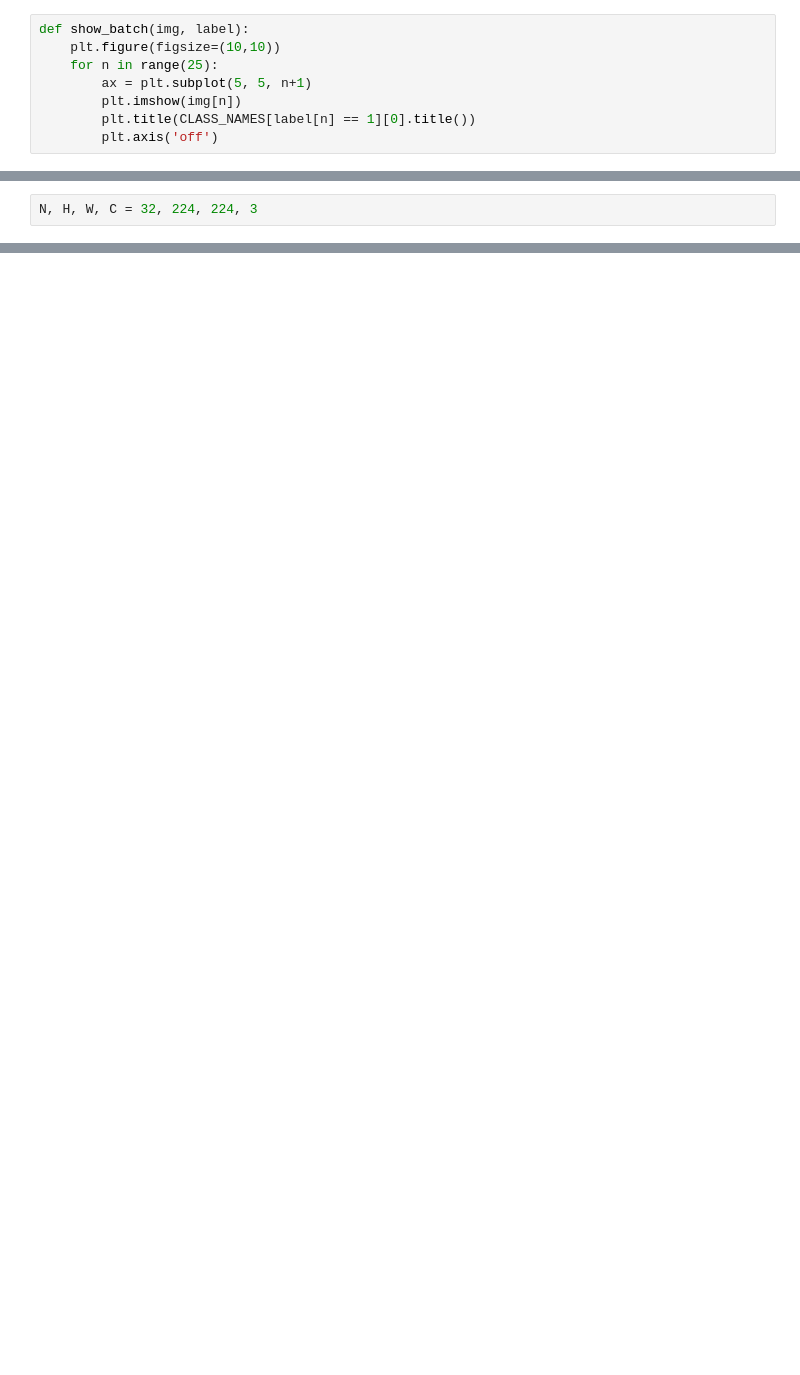
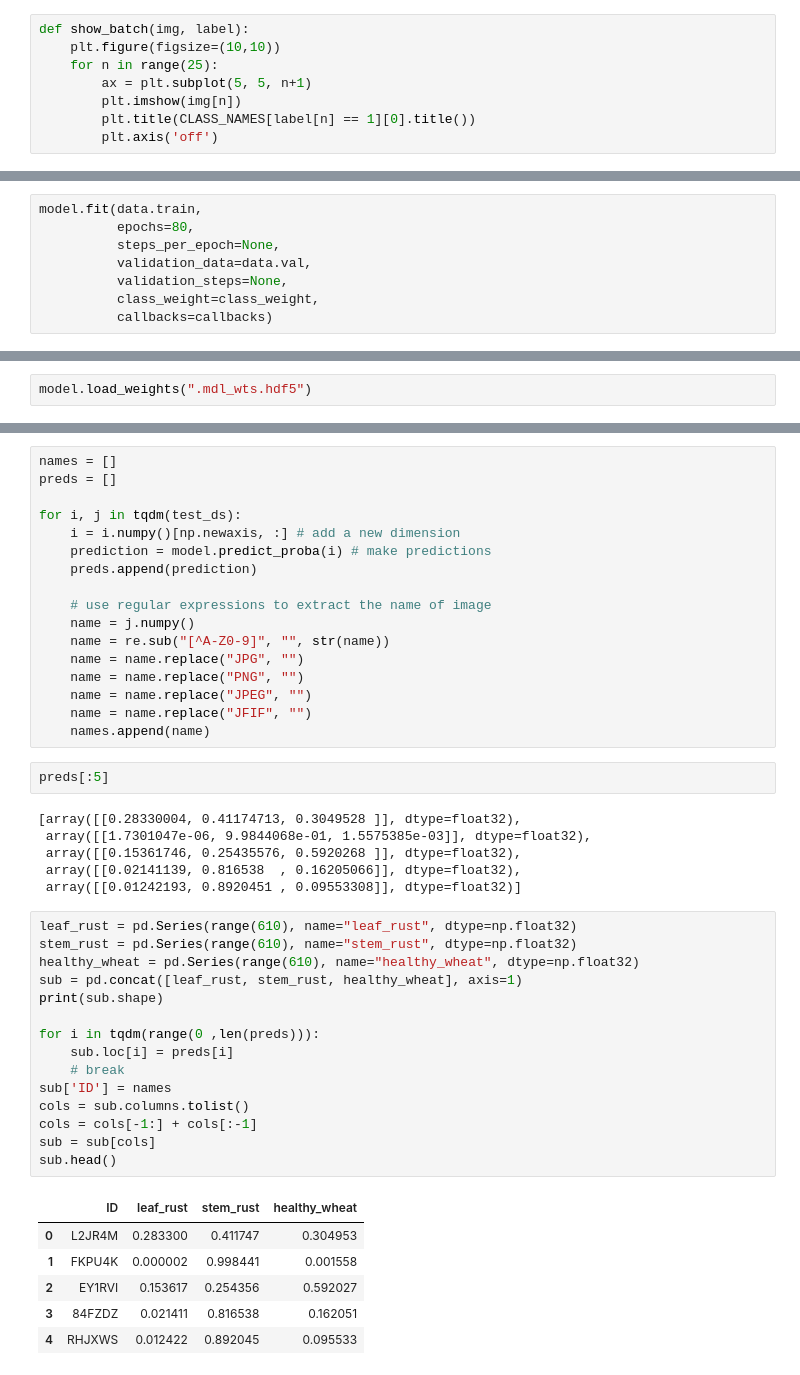
Before and after one commit to johnjdailey/iclr-cv4a-challenge1, a Jupyter notebook: notebooks/scrapbook.ipynb, the cells around one changed output, grey strips where cells are left out. Saved outputs shown, nothing was run; the diff lists cells and outputs as text; blank space fills up the shorter version.

```diff
--- a/notebooks/scrapbook.ipynb
+++ b/notebooks/scrapbook.ipynb
@@ -77,2 +72,0 @@ Executing op ModelDataset in device /job:localhost/replica:0/task:0/device:CPU:0
-# %%
-N, H, W, C = 32, 224, 224, 3
@@ -338,0 +146,8 @@ Executing op ModelDataset in device /job:localhost/replica:0/task:0/device:CPU:0
+# %%
+model.fit(data.train,
+          epochs=80,
+          steps_per_epoch=None,
+          validation_data=data.val,
+          validation_steps=None,
+          class_weight=class_weight,
+          callbacks=callbacks)
@@ -338,0 +173,2 @@ Executing op ModelDataset in device /job:localhost/replica:0/task:0/device:CPU:0
+# %%
+model.load_weights(".mdl_wts.hdf5")
@@ -338,0 +194,47 @@ Executing op ModelDataset in device /job:localhost/replica:0/task:0/device:CPU:0
+# %%
+names = []
+preds = []
+
+for i, j in tqdm(test_ds):
+    i = i.numpy()[np.newaxis, :] # add a new dimension
+    prediction = model.predict_proba(i) # make predictions
+    preds.append(prediction)
+
+    # use regular expressions to extract the name of image
+    name = j.numpy()
+    name = re.sub("[^A-Z0-9]", "", str(name))
+    name = name.replace("JPG", "")
+    name = name.replace("PNG", "")
+    name = name.replace("JPEG", "")
+    name = name.replace("JFIF", "")
+    names.append(name)
+# %%
+preds[:5]
+# %% [output]
+[array([[0.28330004, 0.41174713, 0.3049528 ]], dtype=float32),
+ array([[1.7301047e-06, 9.9844068e-01, 1.5575385e-03]], dtype=float32),
+ array([[0.15361746, 0.25435576, 0.5920268 ]], dtype=float32),
+ array([[0.02141139, 0.816538  , 0.16205066]], dtype=float32),
+ array([[0.01242193, 0.8920451 , 0.09553308]], dtype=float32)]
+# %%
+leaf_rust = pd.Series(range(610), name="leaf_rust", dtype=np.float32)
+stem_rust = pd.Series(range(610), name="stem_rust", dtype=np.float32)
+healthy_wheat = pd.Series(range(610), name="healthy_wheat", dtype=np.float32)
+sub = pd.concat([leaf_rust, stem_rust, healthy_wheat], axis=1)
+print(sub.shape)
+
+for i in tqdm(range(0 ,len(preds))):
+    sub.loc[i] = preds[i]
+    # break
+sub['ID'] = names
+cols = sub.columns.tolist()
+cols = cols[-1:] + cols[:-1]
+sub = sub[cols]
+sub.head()
+# %% [output]
+|  | ID | leaf_rust | stem_rust | healthy_wheat |
+| 0 | L2JR4M | 0.283300 | 0.411747 | 0.304953 |
+| 1 | FKPU4K | 0.000002 | 0.998441 | 0.001558 |
+| 2 | EY1RVI | 0.153617 | 0.254356 | 0.592027 |
+| 3 | 84FZDZ | 0.021411 | 0.816538 | 0.162051 |
+| 4 | RHJXWS | 0.012422 | 0.892045 | 0.095533 |
```
Also changed, not shown: parts of 46 cells of this notebook, 2 other files.
